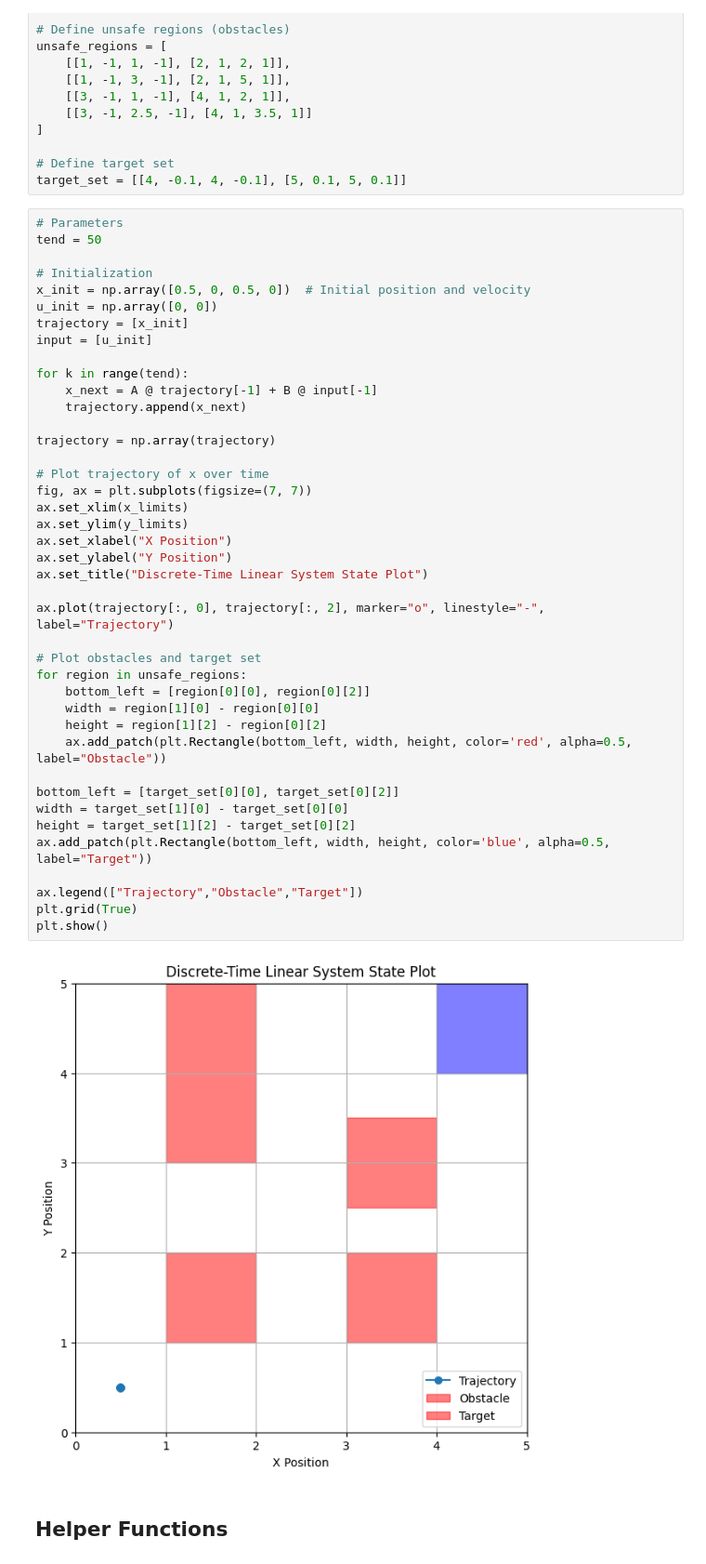
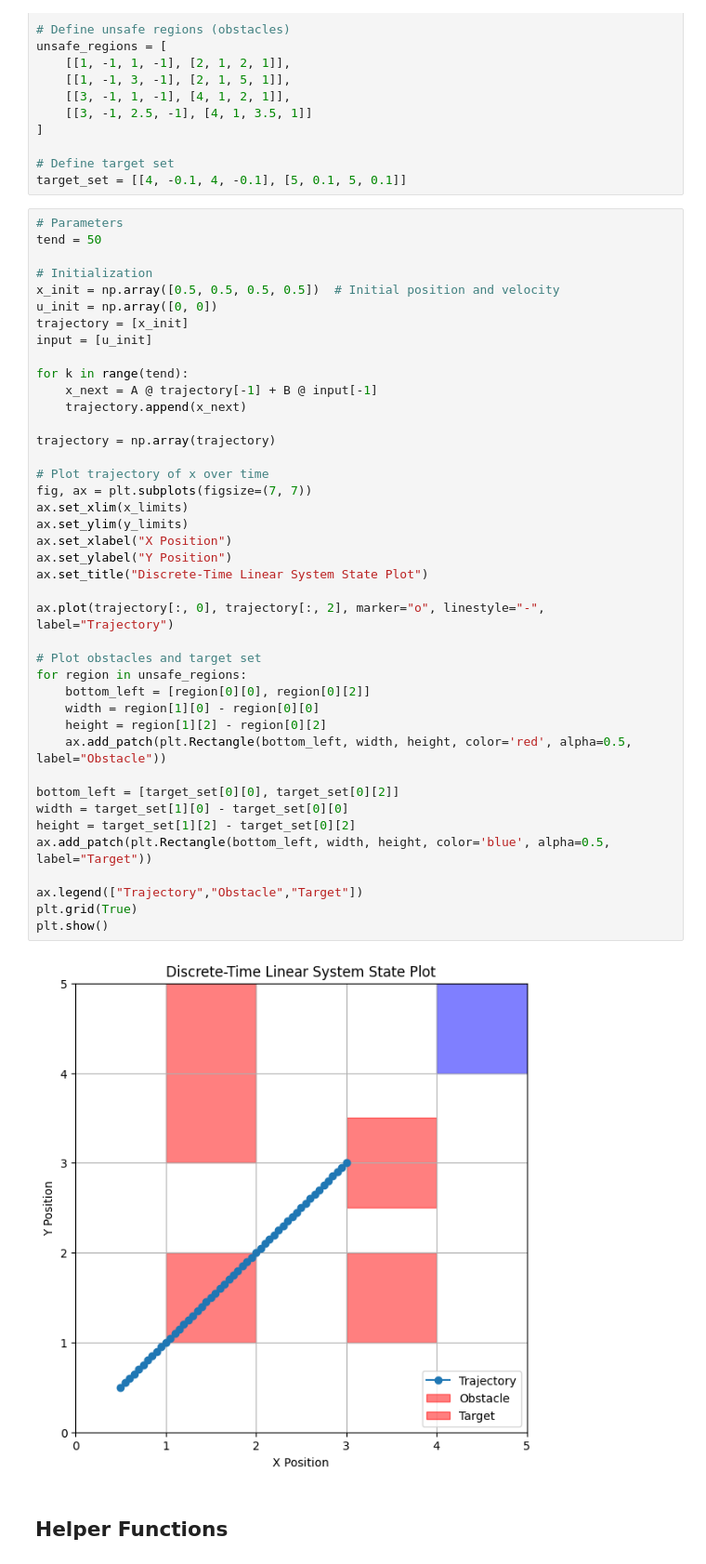
Before and after one commit to Mount75/ReachAvoidStay, a Jupyter notebook: main.ipynb, the cells around one changed output. Shown: that part at 93% size. Cells and saved outputs as stored; diff of their text form.

```diff
--- a/main.ipynb
+++ b/main.ipynb
@@ -35,7 +35,7 @@ target_set = [[4, -0.1, 4, -0.1], [5, 0.1, 5, 0.1]]
 tend = 50
 
 # Initialization
-x_init = np.array([0.5, 0, 0.5, 0])  # Initial position and velocity
+x_init = np.array([0.5, 0.5, 0.5, 0.5])  # Initial position and velocity
 u_init = np.array([0, 0])
 trajectory = [x_init]
 input = [u_init]
@@ -45,34 +45,34 @@ for k in range(tend):
     trajectory.append(x_next)
 
 trajectory = np.array(trajectory)
 
 # Plot trajectory of x over time
 fig, ax = plt.subplots(figsize=(7, 7))
 ax.set_xlim(x_limits)
 ax.set_ylim(y_limits)
 ax.set_xlabel("X Position")
 ax.set_ylabel("Y Position")
 ax.set_title("Discrete-Time Linear System State Plot")
 
 ax.plot(trajectory[:, 0], trajectory[:, 2], marker="o", linestyle="-", label="Trajectory")
 
 # Plot obstacles and target set
 for region in unsafe_regions:
     bottom_left = [region[0][0], region[0][2]]
     width = region[1][0] - region[0][0]
     height = region[1][2] - region[0][2]
     ax.add_patch(plt.Rectangle(bottom_left, width, height, color='red', alpha=0.5, label="Obstacle"))
 
 bottom_left = [target_set[0][0], target_set[0][2]]
 width = target_set[1][0] - target_set[0][0]
 height = target_set[1][2] - target_set[0][2]
 ax.add_patch(plt.Rectangle(bottom_left, width, height, color='blue', alpha=0.5, label="Target"))
 
 ax.legend(["Trajectory","Obstacle","Target"])
 plt.grid(True)
 plt.show()
 # %% [output]
-[figure, old version]
+[figure, new version]
 # %% [markdown]
 ## Helper Functions
 # %%
```
Also changed, not shown: parts of 6 cells of this notebook.
